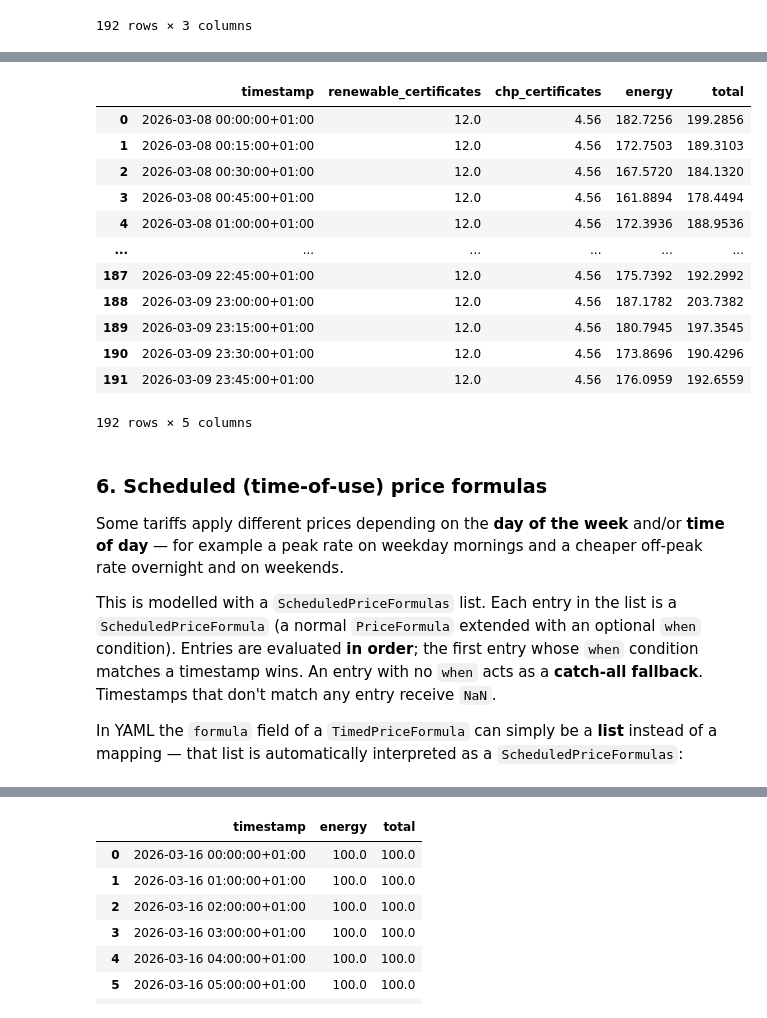
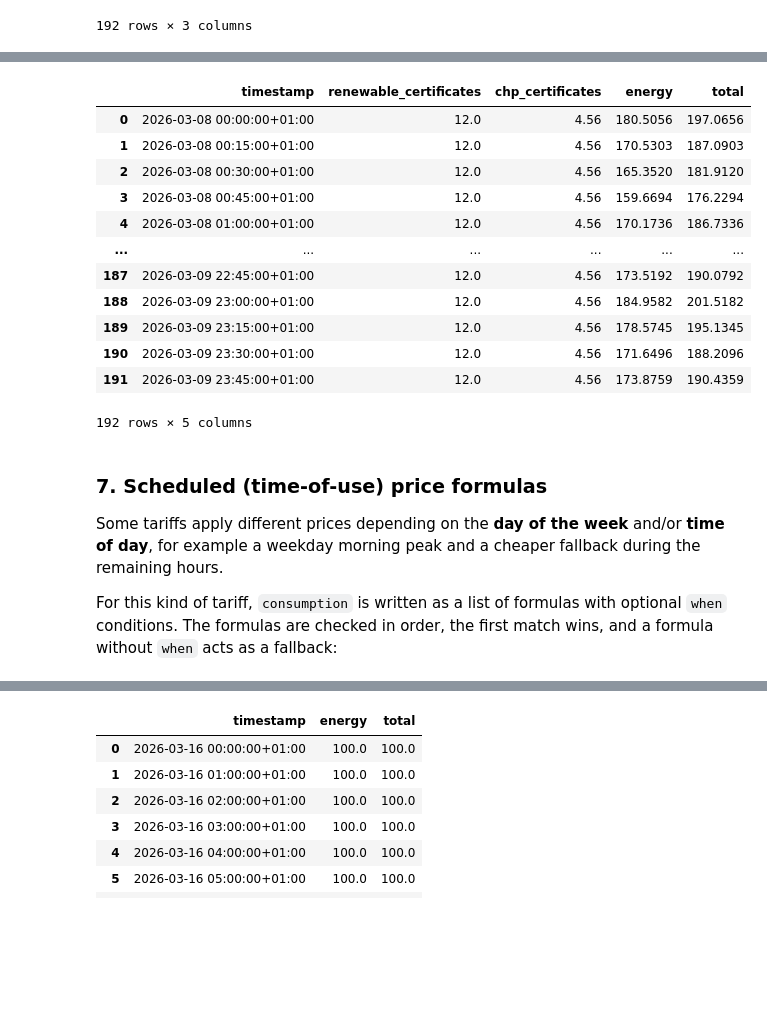
Before and after one commit to EnergieID/energy-cost, a Jupyter notebook: notebooks/tariff.ipynb, the cells around one changed output, grey strips where cells are left out. Drawn from its saved outputs; the diff is of its cells as text; code cells hidden in the pictures; blank space fills up the shorter version.

````diff
--- a/notebooks/tariff.ipynb
+++ b/notebooks/tariff.ipynb
@@ -213,27 +183,25 @@ defaults:
 ```
 # %%
-tariff = Tariff.from_yaml("../data/tariffs/foo/cost_types_tariff.yml")
+tariff = Tariff.from_yaml("../data/tariffs/cost_types_tariff.yml")
 tariff.get_cost(start, end)
 # %% [output]
 |  | timestamp | renewable_certificates | chp_certificates | energy | total |
-| 0 | 2026-03-08 00:00:00+01:00 | 12.0 | 4.56 | 182.7256 | 199.2856 |
-| 1 | 2026-03-08 00:15:00+01:00 | 12.0 | 4.56 | 172.7503 | 189.3103 |
-| 2 | 2026-03-08 00:30:00+01:00 | 12.0 | 4.56 | 167.5720 | 184.1320 |
-| 3 | 2026-03-08 00:45:00+01:00 | 12.0 | 4.56 | 161.8894 | 178.4494 |
-| 4 | 2026-03-08 01:00:00+01:00 | 12.0 | 4.56 | 172.3936 | 188.9536 |
+| 0 | 2026-03-08 00:00:00+01:00 | 12.0 | 4.56 | 180.5056 | 197.0656 |
+| 1 | 2026-03-08 00:15:00+01:00 | 12.0 | 4.56 | 170.5303 | 187.0903 |
+| 2 | 2026-03-08 00:30:00+01:00 | 12.0 | 4.56 | 165.3520 | 181.9120 |
+| 3 | 2026-03-08 00:45:00+01:00 | 12.0 | 4.56 | 159.6694 | 176.2294 |
+| 4 | 2026-03-08 01:00:00+01:00 | 12.0 | 4.56 | 170.1736 | 186.7336 |
 | ... | ... | ... | ... | ... | ... |
-| 187 | 2026-03-09 22:45:00+01:00 | 12.0 | 4.56 | 175.7392 | 192.2992 |
-| 188 | 2026-03-09 23:00:00+01:00 | 12.0 | 4.56 | 187.1782 | 203.7382 |
-| 189 | 2026-03-09 23:15:00+01:00 | 12.0 | 4.56 | 180.7945 | 197.3545 |
-| 190 | 2026-03-09 23:30:00+01:00 | 12.0 | 4.56 | 173.8696 | 190.4296 |
-| 191 | 2026-03-09 23:45:00+01:00 | 12.0 | 4.56 | 176.0959 | 192.6559 |
+| 187 | 2026-03-09 22:45:00+01:00 | 12.0 | 4.56 | 173.5192 | 190.0792 |
+| 188 | 2026-03-09 23:00:00+01:00 | 12.0 | 4.56 | 184.9582 | 201.5182 |
+| 189 | 2026-03-09 23:15:00+01:00 | 12.0 | 4.56 | 178.5745 | 195.1345 |
+| 190 | 2026-03-09 23:30:00+01:00 | 12.0 | 4.56 | 171.6496 | 188.2096 |
+| 191 | 2026-03-09 23:45:00+01:00 | 12.0 | 4.56 | 173.8759 | 190.4359 |
 192 rows × 5 columns
 # %% [markdown]
-### 6. Scheduled (time-of-use) price formulas
+### 7. Scheduled (time-of-use) price formulas
 
-Some tariffs apply different prices depending on the **day of the week** and/or **time of day** — for example a peak rate on weekday mornings and a cheaper off-peak rate overnight and on weekends.
+Some tariffs apply different prices depending on the **day of the week** and/or **time of day**, for example a weekday morning peak and a cheaper fallback during the remaining hours.
 
-This is modelled with a `ScheduledPriceFormulas` list.  Each entry in the list is a `ScheduledPriceFormula` (a normal `PriceFormula` extended with an optional `when` condition).  Entries are evaluated **in order**; the first entry whose `when` condition matches a timestamp wins.  An entry with no `when` acts as a **catch-all fallback**.  Timestamps that don't match any entry receive `NaN`.
-
-In YAML the `formula` field of a `TimedPriceFormula` can simply be a **list** instead of a mapping — that list is automatically interpreted as a `ScheduledPriceFormulas`:
+For this kind of tariff, `consumption` is written as a list of formulas with optional `when` conditions. The formulas are checked in order, the first match wins, and a formula without `when` acts as a fallback:
 # %%
````
Also changed, not shown: parts of 14 cells of this notebook, 7 other files.
